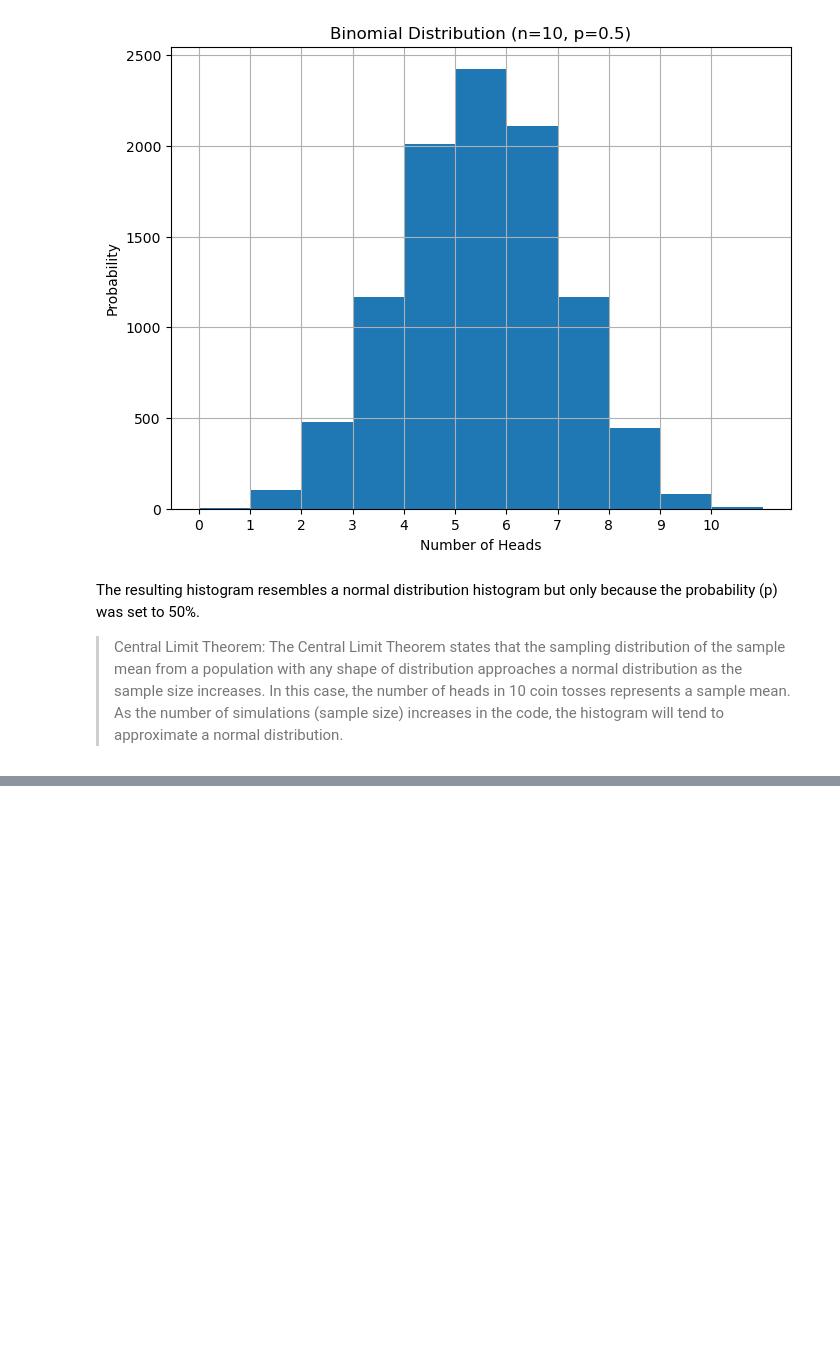
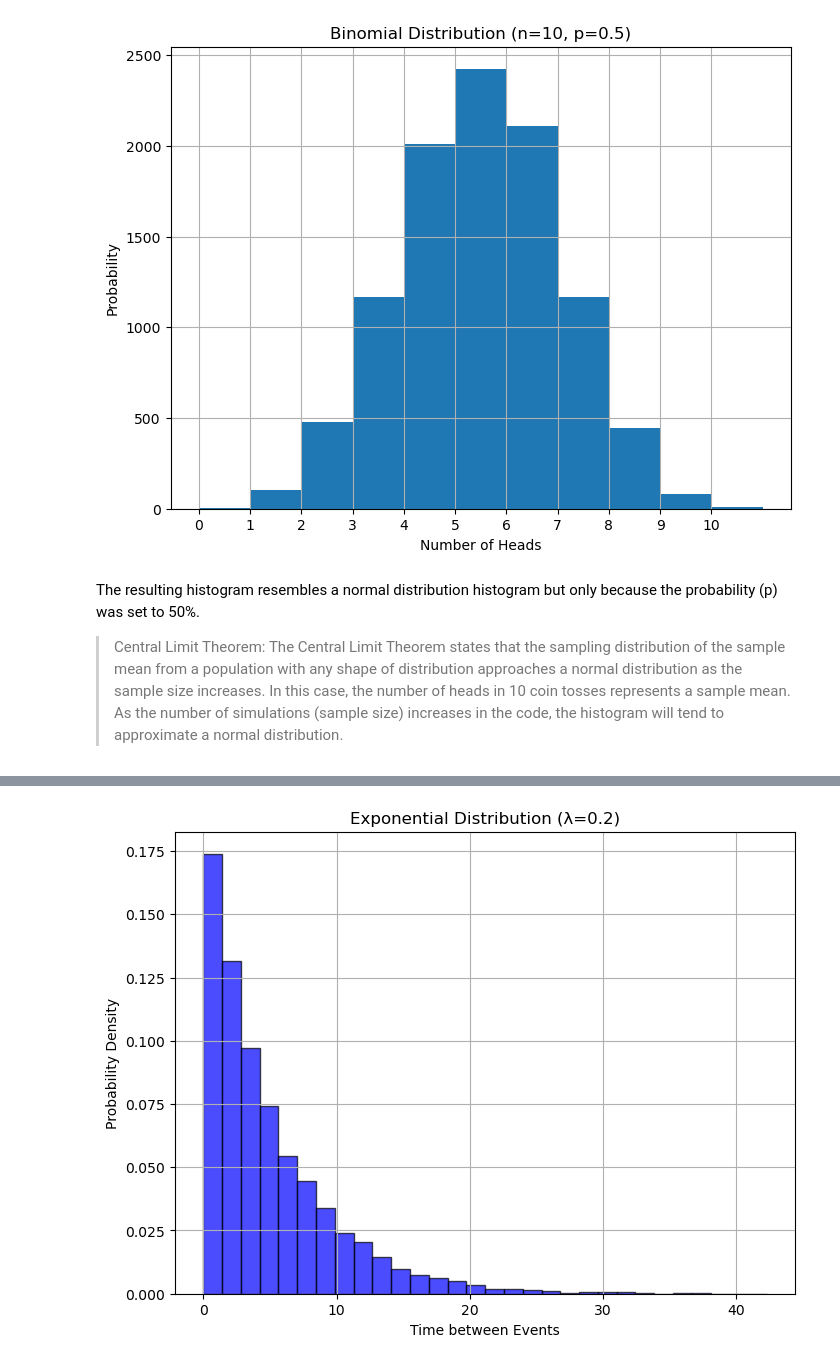
Before and after one commit to noyo0/Fundamentals_DataAnalysis, a Jupyter notebook: Probabilitiy_Distributions.ipynb, the cells around one changed output, grey strips where cells are left out. Saved outputs shown, nothing was run; the diff lists cells and outputs as text; code cells hidden in the pictures; blank space fills up the shorter version.

```diff
--- a/Probabilitiy_Distributions.ipynb
+++ b/Probabilitiy_Distributions.ipynb
@@ -160,0 +317,20 @@ https://www.youtube.com/watch?v=uial-2girHQ
+# %%
+import numpy as np
+import matplotlib.pyplot as plt
+
+# Parameter for the exponential distribution (rate parameter)
+lambda_ = 0.2  # Average rate of events
+
+# Simulate the exponential distribution
+exponential_data = np.random.exponential(scale=1/lambda_, size=10000)
+
+# Create a histogram for the exponential distribution
+plt.figure(figsize=(8, 6))
+plt.hist(exponential_data, bins=30, density=True, alpha=0.7, color='b', edgecolor='black')
+plt.xlabel('Time between Events')
+plt.ylabel('Probability Density')
+plt.title('Exponential Distribution (λ=0.2)')
+plt.grid(True)
+plt.show()
+# %% [output]
+[figure, added]
```
Also changed, not shown: parts of 6 cells of this notebook, 2 other files.
